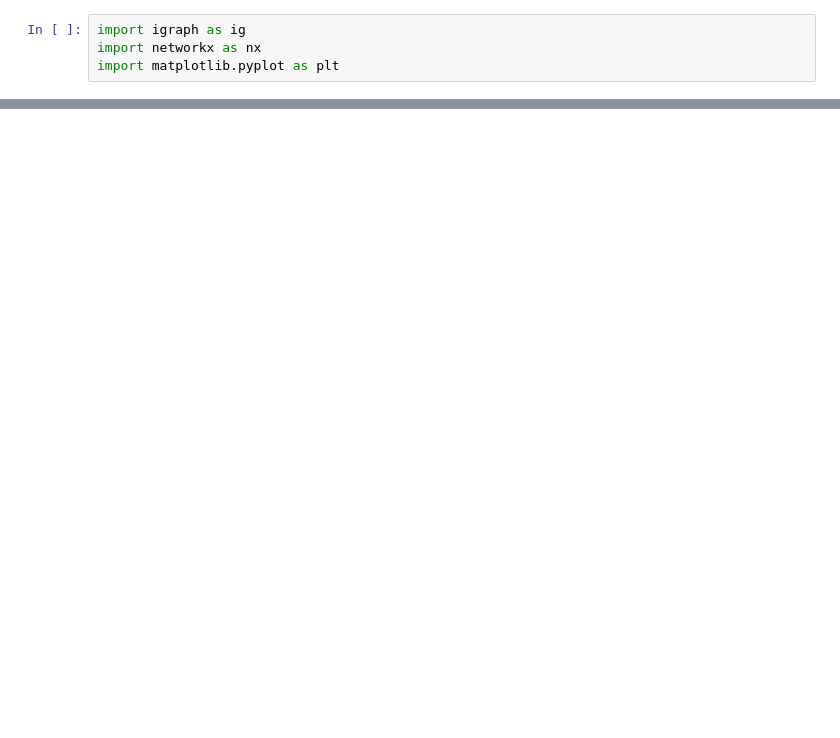
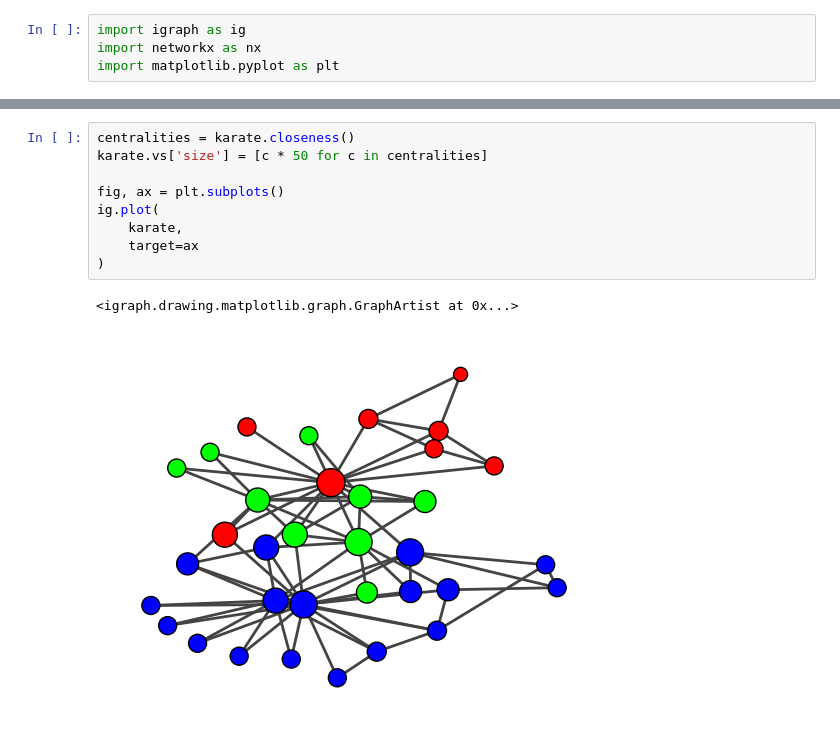
Before and after one commit to Roger987/Graph-Fraud-Detection, a Jupyter notebook: src/utils.ipynb, the cells around one changed output, grey strips where cells are left out. Drawn from its saved outputs; the diff is of its cells as text; blank space fills up the shorter version.

```diff
--- a/src/utils.ipynb
+++ b/src/utils.ipynb
@@ -32,0 +24,12 @@ plt.show()
+# %%
+centralities = karate.closeness()
+karate.vs['size'] = [c * 50 for c in centralities]
+
+fig, ax = plt.subplots()
+ig.plot(
+    karate,
+    target=ax
+)
+# %% [output]
+<igraph.drawing.matplotlib.graph.GraphArtist at 0x...>
+[figure, added]
```
Also changed, not shown: parts of 5 cells of this notebook.
